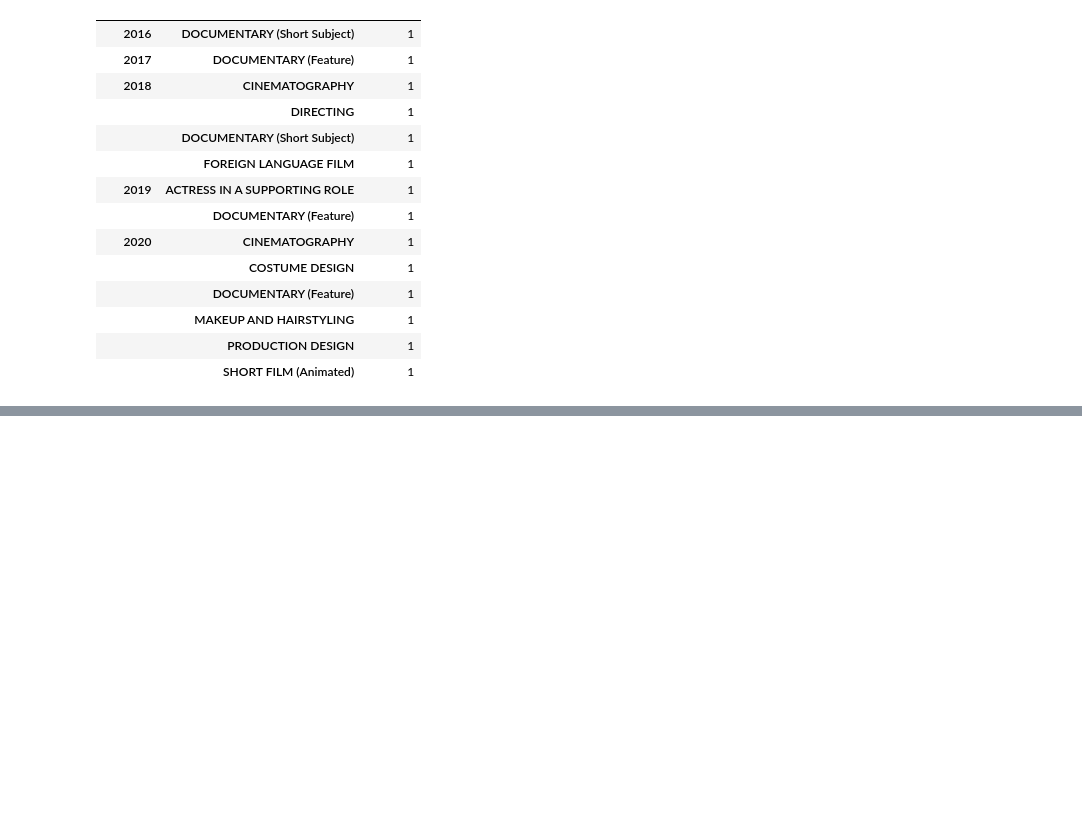
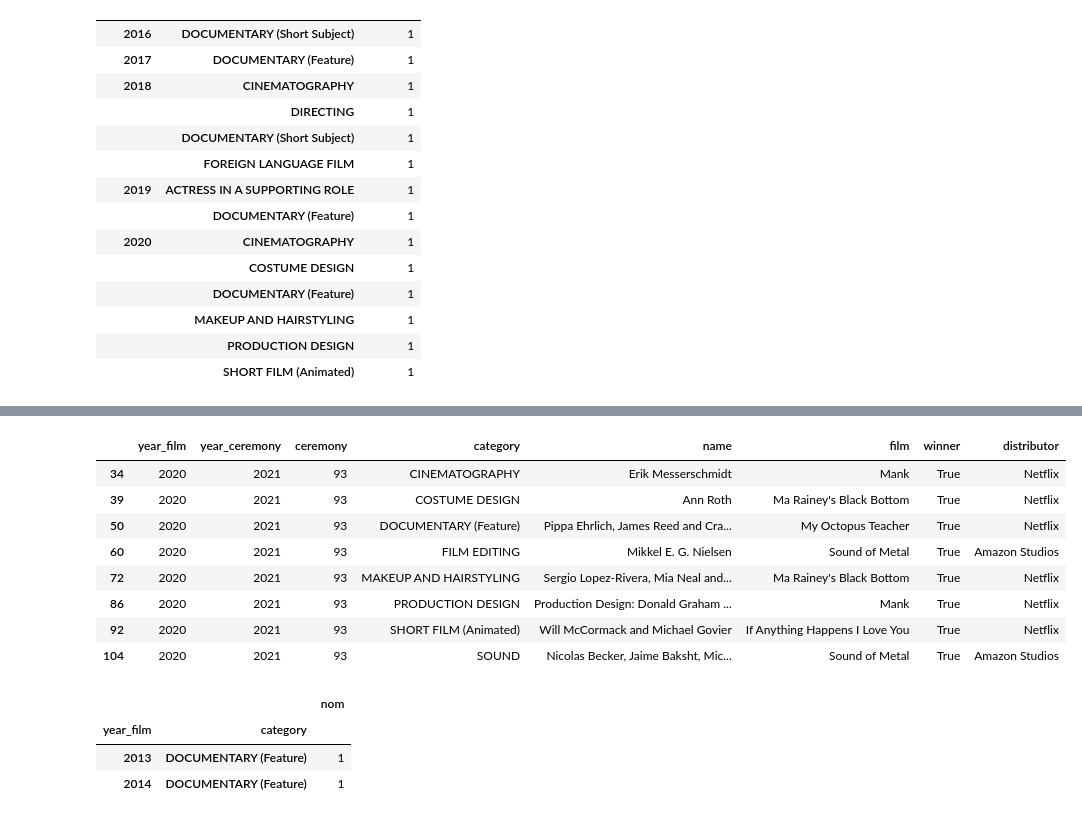
Before and after one commit to Hiromisa/project05-streaming-growth-in-oscars, a Jupyter notebook: Project_Oscars.ipynb, the cells around one changed output, grey strips where cells are left out. Cells and saved outputs as stored; diff of their text form; code cells hidden in the pictures; blank space fills up the shorter version.

```diff
--- a/Project_Oscars.ipynb
+++ b/Project_Oscars.ipynb
@@ -429,3 +447,5 @@ dfNwin
 |  | SHORT FILM (Animated) | 1 |
 # %%
 dfNwin.to_csv("netflix_oscars_win.detail.csv")
+# %%
+dfS = df6[df6['distributor'].isin(["Netflix","Amazon Studios","Apple", "Hulu"]) ]
@@ -431,0 +492,12 @@ dfNwin.to_csv("netflix_oscars_win.detail.csv")
+# %%
+dfS[(dfS['year_film'] == 2020) & (dfS['winner'] == True) ]
+# %% [output]
+|  | year_film | year_ceremony | ceremony | category | name | film | winner | distributor |
+| 34 | 2020 | 2021 | 93 | CINEMATOGRAPHY | Erik Messerschmidt | Mank | True | Netflix |
+| 39 | 2020 | 2021 | 93 | COSTUME DESIGN | Ann Roth | Ma Rainey's Black Bottom | True | Netflix |
+| 50 | 2020 | 2021 | 93 | DOCUMENTARY (Feature) | Pippa Ehrlich, James Reed and Cra... | My Octopus Teacher | True | Netflix |
+| 60 | 2020 | 2021 | 93 | FILM EDITING | Mikkel E. G. Nielsen | Sound of Metal | True | Amazon Studios |
+| 72 | 2020 | 2021 | 93 | MAKEUP AND HAIRSTYLING | Sergio Lopez-Rivera, Mia Neal and... | Ma Rainey's Black Bottom | True | Netflix |
+| 86 | 2020 | 2021 | 93 | PRODUCTION DESIGN | Production Design: Donald Graham ... | Mank | True | Netflix |
+| 92 | 2020 | 2021 | 93 | SHORT FILM (Animated) | Will McCormack and Michael Govier | If Anything Happens I Love You | True | Netflix |
+| 104 | 2020 | 2021 | 93 | SOUND | Nicolas Becker, Jaime Baksht, Mic... | Sound of Metal | True | Amazon Studios |
@@ -431,0 +508,7 @@ dfNwin.to_csv("netflix_oscars_win.detail.csv")
+# %%
+dfSYN.head(2)
+# %% [output]
+|  |  | nom |
+| year_film | category |  |
+| 2013 | DOCUMENTARY (Feature) | 1 |
+| 2014 | DOCUMENTARY (Feature) | 1 |
```
Also changed, not shown: parts of 23 cells of this notebook.
